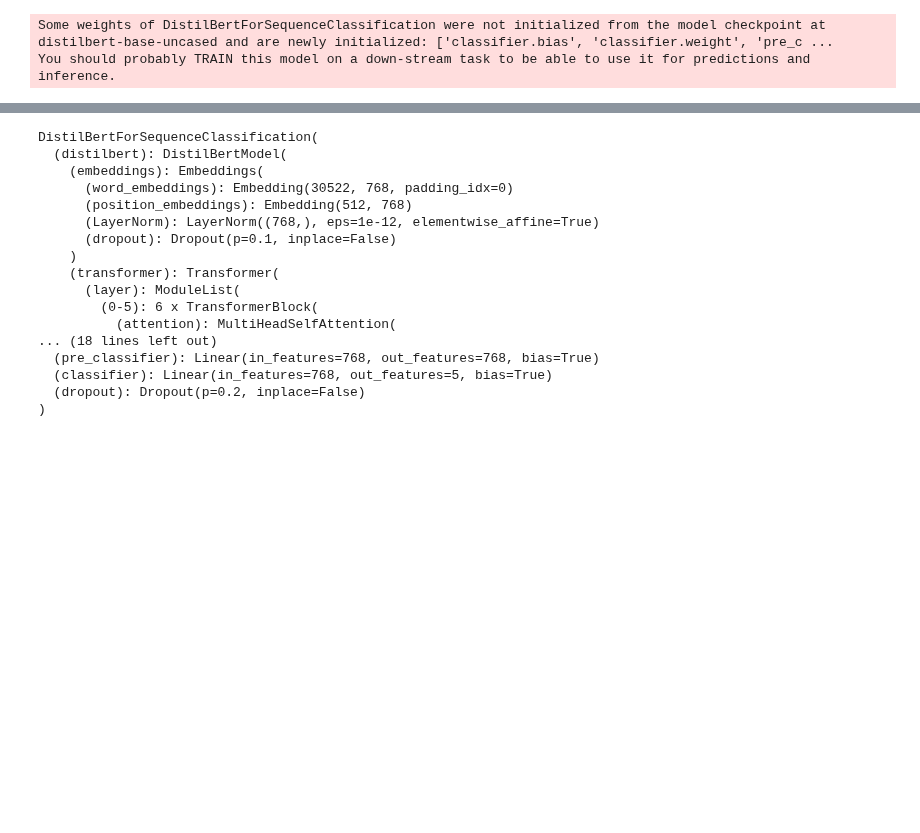
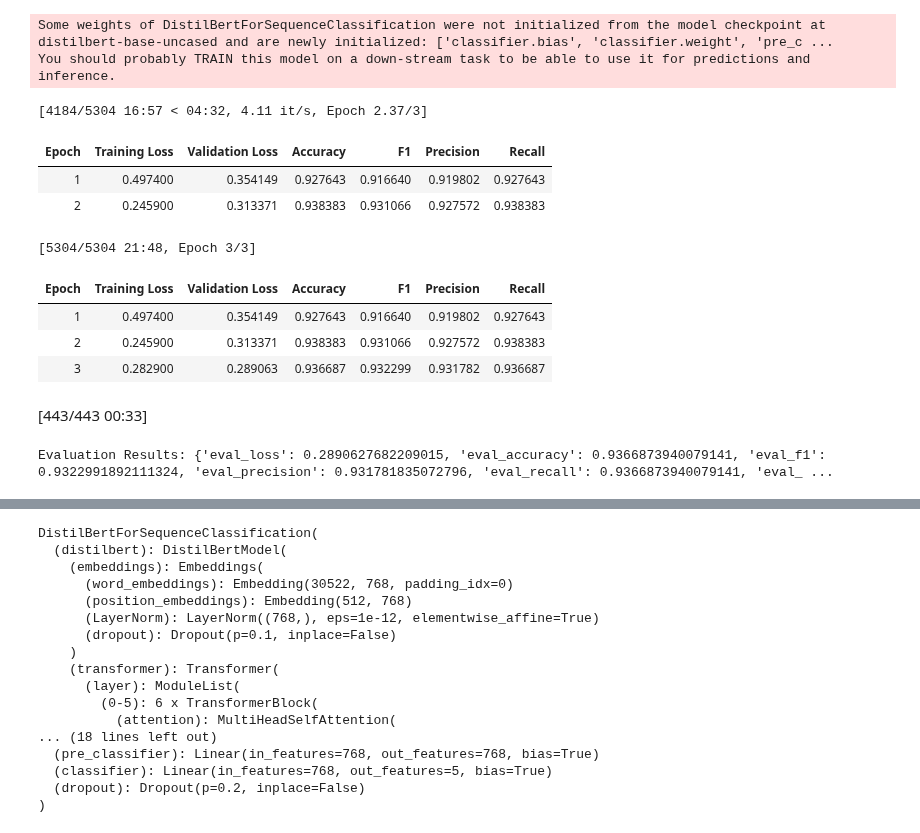
Before and after one commit to KaneZhao/Adverse-Events-in-Female-Stress-Urinary-Incontinence, a Jupyter notebook: Sentiment_Analysis.ipynb, the cells around one changed output, grey strips where cells are left out. Cells and saved outputs as stored; diff of their text form; code cells hidden in the pictures; blank space fills up the shorter version.

```diff
--- a/Sentiment_Analysis.ipynb
+++ b/Sentiment_Analysis.ipynb
@@ -154,22 +160,22 @@ from sklearn.model_selection import train_test_split
 # %%
 
 # Load your dataset (replace with actual file path)
-data = pd.read_csv('./data/clustered_maude_data.csv')
+# data = pd.read_csv('./data/clustered_maude_data.csv')
 
 # Map severity labels to numeric values
-severity_to_label = {
-    'Lowest severity': 4,
-    'Mild severity': 3,
-    'Moderate severity': 2,
-    'High severity': 1,
-    'Most severe': 0
-}
-data['label'] = data['severity_label'].map(severity_to_label)
+# severity_to_label = {
+#     'Lowest severity': 4,
+#     'Mild severity': 3,
+#     'Moderate severity': 2,
+#     'High severity': 1,
+#     'Most severe': 0
+# }
+# data['label'] = data['severity_label'].map(severity_to_label)
 
 # Split the data into training and validation sets
 train_texts, val_texts, train_labels, val_labels = train_test_split(
     data['FOI_TEXT'].tolist(),
-    data['label'].tolist(),
+    data['LABEL'].tolist(),
     test_size=0.2,
     random_state=42
 )
@@ -247,10 +253,22 @@ trainer = Trainer(
 # %%
 # Train the model
 trainer.train()
 
 eval_results = trainer.evaluate()
 
 print("Evaluation Results:", eval_results)
 
 # Save the model after training
-model.save_pretrained('./fine_tuned_distilbert_severity_model_new')
+# model.save_pretrained('./fine_tuned_distilbert_severity_model_new')
+# %% [output]
+[4184/5304 16:57 < 04:32, 4.11 it/s, Epoch 2.37/3]
+| Epoch | Training Loss | Validation Loss | Accuracy | F1 | Precision | Recall |
+| 1 | 0.497400 | 0.354149 | 0.927643 | 0.916640 | 0.919802 | 0.927643 |
+| 2 | 0.245900 | 0.313371 | 0.938383 | 0.931066 | 0.927572 | 0.938383 |
+[5304/5304 21:48, Epoch 3/3]
+| Epoch | Training Loss | Validation Loss | Accuracy | F1 | Precision | Recall |
+| 1 | 0.497400 | 0.354149 | 0.927643 | 0.916640 | 0.919802 | 0.927643 |
+| 2 | 0.245900 | 0.313371 | 0.938383 | 0.931066 | 0.927572 | 0.938383 |
+| 3 | 0.282900 | 0.289063 | 0.936687 | 0.932299 | 0.931782 | 0.936687 |
+[443/443 00:33]
+Evaluation Results: {'eval_loss': 0.2890627682209015, 'eval_accuracy': 0.9366873940079141, 'eval_f1': 0.9322991892111324, 'eval_precision': 0.931781835072796, 'eval_recall': 0.9366873940079141, 'eval_ ...
```
Also changed, not shown: parts of 22 cells of this notebook.
